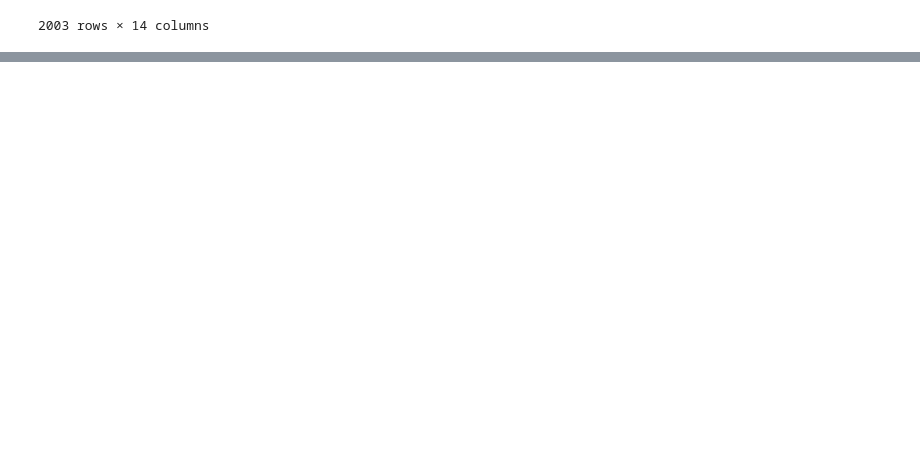
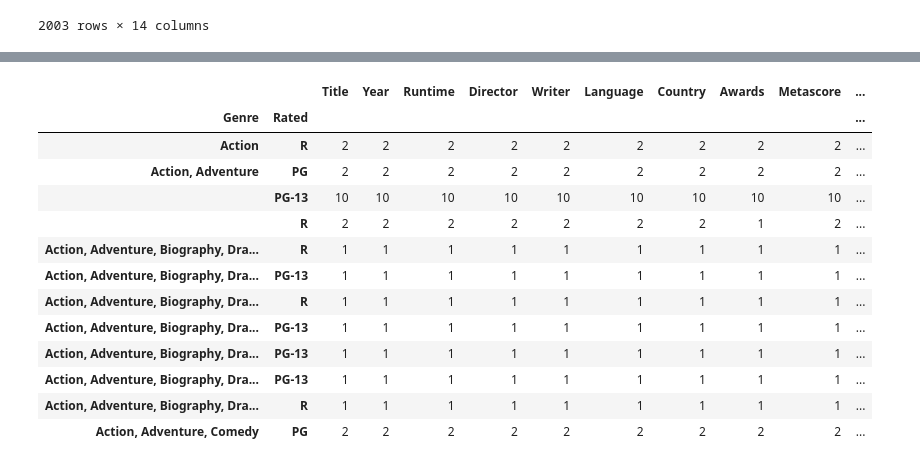
Before and after one commit to suvs27/Movie2019, a Jupyter notebook: movie_project_working.ipynb, the cells around one changed output, grey strips where cells are left out. Saved outputs shown, nothing was run; the diff lists cells and outputs as text; code cells hidden in the pictures; blank space fills up the shorter version.

```diff
--- a/movie_project_working.ipynb
+++ b/movie_project_working.ipynb
@@ -196,0 +216,21 @@ plt.show()
+# %%
+#do .loc by genre and then create genre_groups=merged_df[["Genre", "Rated"]]. do rated_groups=genre_groups.groupby("Rated")
+
+genre_groups=merged_df.groupby(['Genre','Rated'])
+counted_up=genre_groups.count()
+counted_up.head(12)
+# %% [output]
+|  |  | Title | Year | Runtime | Director | Writer | Language | Country | Awards | Metascore | ... |
+| Genre | Rated |  |  |  |  |  |  |  |  |  | ... |
+| Action | R | 2 | 2 | 2 | 2 | 2 | 2 | 2 | 2 | 2 | ... |
+| Action, Adventure | PG | 2 | 2 | 2 | 2 | 2 | 2 | 2 | 2 | 2 | ... |
+|  | PG-13 | 10 | 10 | 10 | 10 | 10 | 10 | 10 | 10 | 10 | ... |
+|  | R | 2 | 2 | 2 | 2 | 2 | 2 | 2 | 1 | 2 | ... |
+| Action, Adventure, Biography, Dra... | R | 1 | 1 | 1 | 1 | 1 | 1 | 1 | 1 | 1 | ... |
+| Action, Adventure, Biography, Dra... | PG-13 | 1 | 1 | 1 | 1 | 1 | 1 | 1 | 1 | 1 | ... |
+| Action, Adventure, Biography, Dra... | R | 1 | 1 | 1 | 1 | 1 | 1 | 1 | 1 | 1 | ... |
+| Action, Adventure, Biography, Dra... | PG-13 | 1 | 1 | 1 | 1 | 1 | 1 | 1 | 1 | 1 | ... |
+| Action, Adventure, Biography, Dra... | PG-13 | 1 | 1 | 1 | 1 | 1 | 1 | 1 | 1 | 1 | ... |
+| Action, Adventure, Biography, Dra... | PG-13 | 1 | 1 | 1 | 1 | 1 | 1 | 1 | 1 | 1 | ... |
+| Action, Adventure, Biography, Dra... | R | 1 | 1 | 1 | 1 | 1 | 1 | 1 | 1 | 1 | ... |
+| Action, Adventure, Comedy | PG | 2 | 2 | 2 | 2 | 2 | 2 | 2 | 2 | 2 | ... |
```
Also changed, not shown: parts of 5 cells of this notebook.
